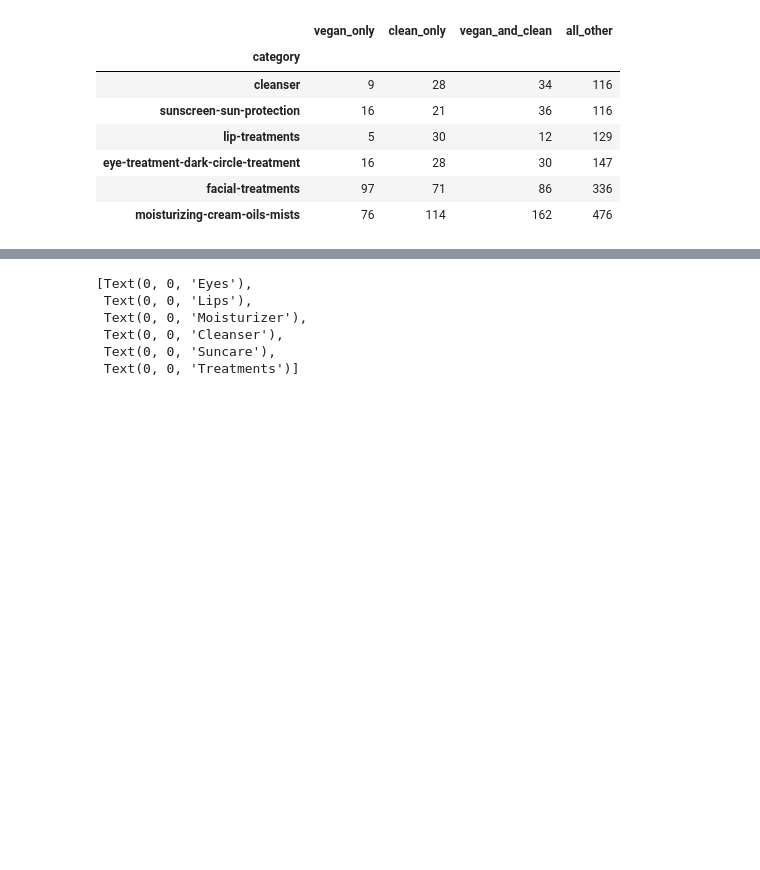
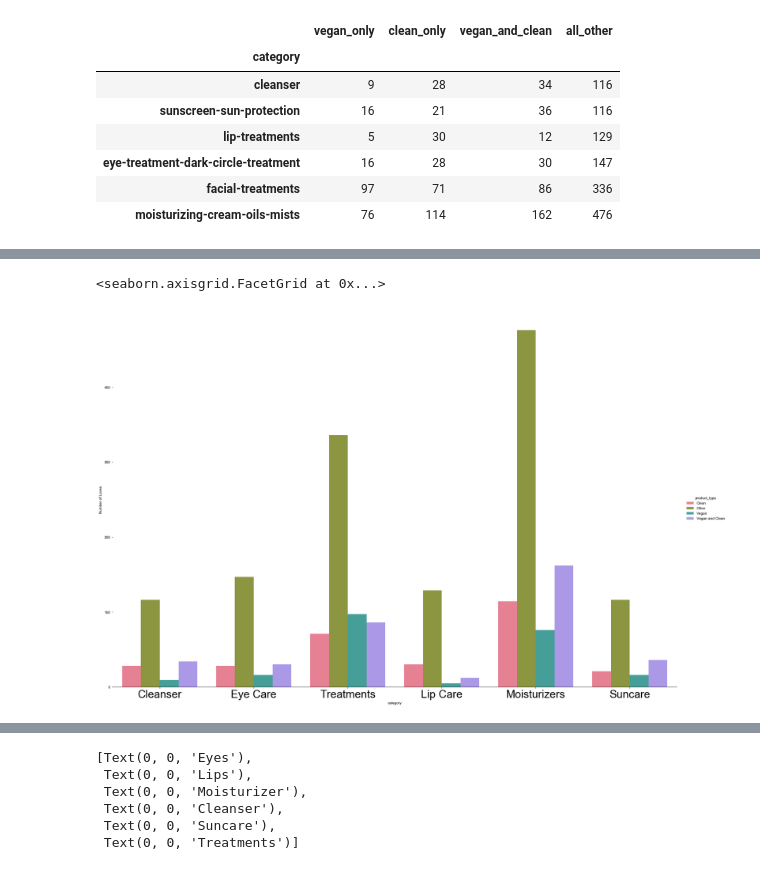
Before and after one commit to jessiewangxin/ScrapeSephora, a Jupyter notebook: Sephora Data Analysis.ipynb, the cells around one changed output, grey strips where cells are left out. Cells and saved outputs as stored; diff of their text form; code cells hidden in the pictures; blank space fills up the shorter version.

```diff
--- a/Sephora Data Analysis.ipynb
+++ b/Sephora Data Analysis.ipynb
@@ -39,6 +39,16 @@ skincare_data['rating'] = (skincare_data['num_five']*5 + \
                                                  skincare_data['num_three'] +
                                                  skincare_data['num_two'] +
                                                  skincare_data['num_one'])
+
+skincare_data['total_reviews'] = skincare_data['num_five'] + \
+                              skincare_data['num_four'] + \
+                              skincare_data['num_three'] + \
+                              skincare_data['num_two'] + \
+                              skincare_data['num_one']
+# %%
+skincare_data['num_love_scrub'] =[float(i.replace('K loves',''))*1000 if 'K' in i  \
+                                  else float(i.replace(' loves',''))
+                                for i in skincare_data['num_loves']]
 # %%
 #left join the flags
 skincare_data2=pd.merge(skincare_data,veganproducts[['prod_name','is_vegan']], on='prod_name', how='left')
@@ -188,3 +132,24 @@ plt.show()
+# %%
+compare_cat = compare_cat.reset_index()
+# %%
+import seaborn as sns
+# Draw a nested barplot to show survival for class and sex
+g = sns.catplot(x="category", y="count", hue="product_type", height=15, aspect=1.5, \
+                data=compare_cat, kind="bar", palette='husl')
+
+sns.set(font_scale=3)
+sns.set_style(style="white")
+
+g.despine(left=True)
+g.set_ylabels("Number of Loves")
+
+labels = ['Cleanser', 'Eye Care', 'Treatments', 'Lip Care','Moisturizers','Suncare']
+
+
+g.set_xticklabels(labels, fontsize=30)
+# %% [output]
+<seaborn.axisgrid.FacetGrid at 0x...>
+[figure, added]
 # %%
 #PRICE ANALYSIS
 
```
Also changed, not shown: parts of 35 cells of this notebook, 1 other file.
